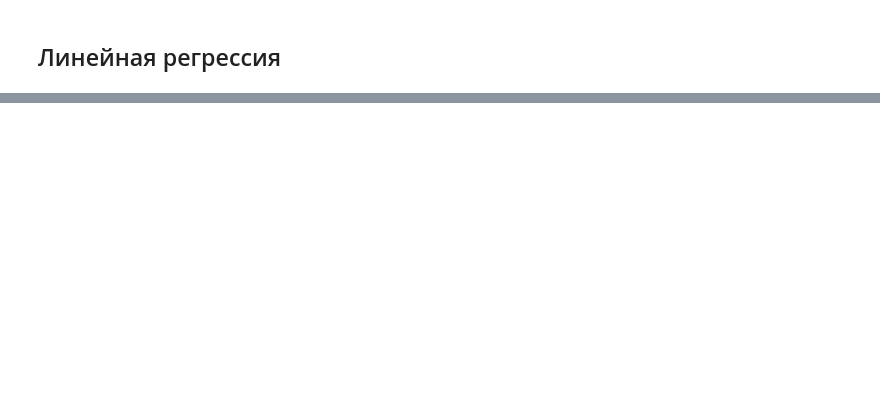
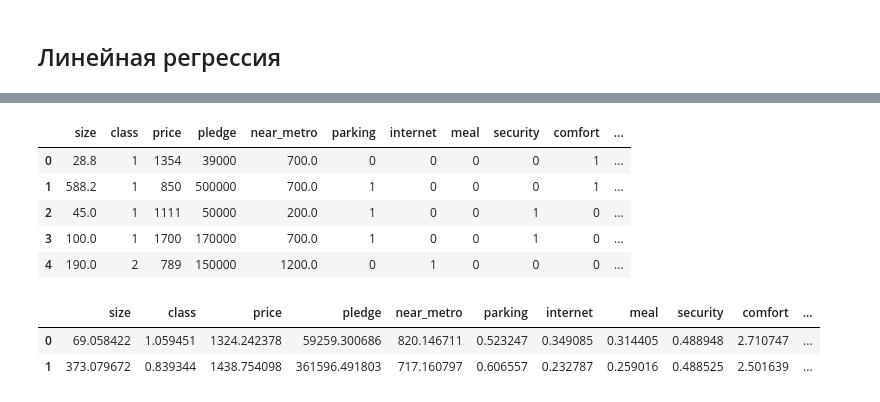
Before and after one commit to Satbek/project-sphere, a Jupyter notebook: final_comparison/comparison.ipynb, the cells around one changed output, grey strips where cells are left out. Drawn from its saved outputs; the diff is of its cells as text; code cells hidden in the pictures; blank space fills up the shorter version.

```diff
--- a/final_comparison/comparison.ipynb
+++ b/final_comparison/comparison.ipynb
@@ -297,0 +341,11 @@ Lasso 638.0
+# %%
+from sklearn.cluster import AgglomerativeClustering
+
+n_clust_max = 10
+
+for i in range(2, n_clust_max):
+    clf = AgglomerativeClustering(n_clusters=i)
+    clusters = clf.fit_predict(X_train)
+    score = silhouette_score(X_train, clusters)
+    print('n_clusters = {}; score = {}'.format(i, score))
+print()
@@ -297,0 +363,12 @@ Lasso 638.0
+# %%
+from sklearn.mixture import GaussianMixture
+
+n_clust_max = 10
+
+for i in range(2, n_clust_max):
+    clf = GaussianMixture(n_components=i)
+    clf.fit(X_train)
+    clusters = clf.predict(X_train)
+    score = silhouette_score(X_train, clusters)
+    print('n_components = {}; score = {}'.format(i, score))
+print()
@@ -297,0 +386,12 @@ Lasso 638.0
+# %%
+from sklearn.cluster import DBSCAN
+
+n_samp_max = 10
+
+for i in range(2, n_samp_max):
+    clf = DBSCAN(eps=0.05, min_samples=i)
+    clf.fit(X_train)
+    clusters = clf.labels_
+    score = silhouette_score(X_train, clusters)
+    print('n_samples = {}; score = {}'.format(i, score))
+print()
@@ -297,0 +407,38 @@ Lasso 638.0
+# %%
+n_clust = 2
+
+clf = AgglomerativeClustering(n_clusters=n_clust)
+clusters =  clf.fit_predict(X_train)
+
+df_train_tmp = df_train.copy()
+df_train_tmp['clusters'] = pd.Series(clusters, index=df_train_tmp.index)
+df_train_tmp.head(5)
+# %% [output]
+|  | size | class | price | pledge | near_metro | parking | internet | meal | security | comfort | ... |
+| 0 | 28.8 | 1 | 1354 | 39000 | 700.0 | 0 | 0 | 0 | 0 | 1 | ... |
+| 1 | 588.2 | 1 | 850 | 500000 | 700.0 | 1 | 0 | 0 | 0 | 1 | ... |
+| 2 | 45.0 | 1 | 1111 | 50000 | 200.0 | 1 | 0 | 0 | 1 | 0 | ... |
+| 3 | 100.0 | 1 | 1700 | 170000 | 700.0 | 1 | 0 | 0 | 1 | 0 | ... |
+| 4 | 190.0 | 2 | 789 | 150000 | 1200.0 | 0 | 1 | 0 | 0 | 0 | ... |
+# %%
+means = pd.DataFrame(columns=df_train.columns).drop(['lat', 'lon'], axis=1)
+
+for i in range(n_clust):
+    ser = pd.Series()
+    for feature in df_train_tmp:
+        ser[feature] = df_train_tmp[df_train_tmp['clusters'] == i][feature].mean()
+    means = means.append(ser, ignore_index=True)
+
+means = means.drop(['clusters'], axis=1)
+
+means.head(2)
+
+# for feature in df_train_tmp:
+#     print(feature)
+#     for i in range(n_clust):
+#         print(df_train_tmp[df_train_tmp['clusters'] == i][feature].mean())
+#     print()
+# %% [output]
+|  | size | class | price | pledge | near_metro | parking | internet | meal | security | comfort | ... |
+| 0 | 69.058422 | 1.059451 | 1324.242378 | 59259.300686 | 820.146711 | 0.523247 | 0.349085 | 0.314405 | 0.488948 | 2.710747 | ... |
+| 1 | 373.079672 | 0.839344 | 1438.754098 | 361596.491803 | 717.160797 | 0.606557 | 0.232787 | 0.259016 | 0.488525 | 2.501639 | ... |
```
Also changed, not shown: parts of 34 cells of this notebook.
